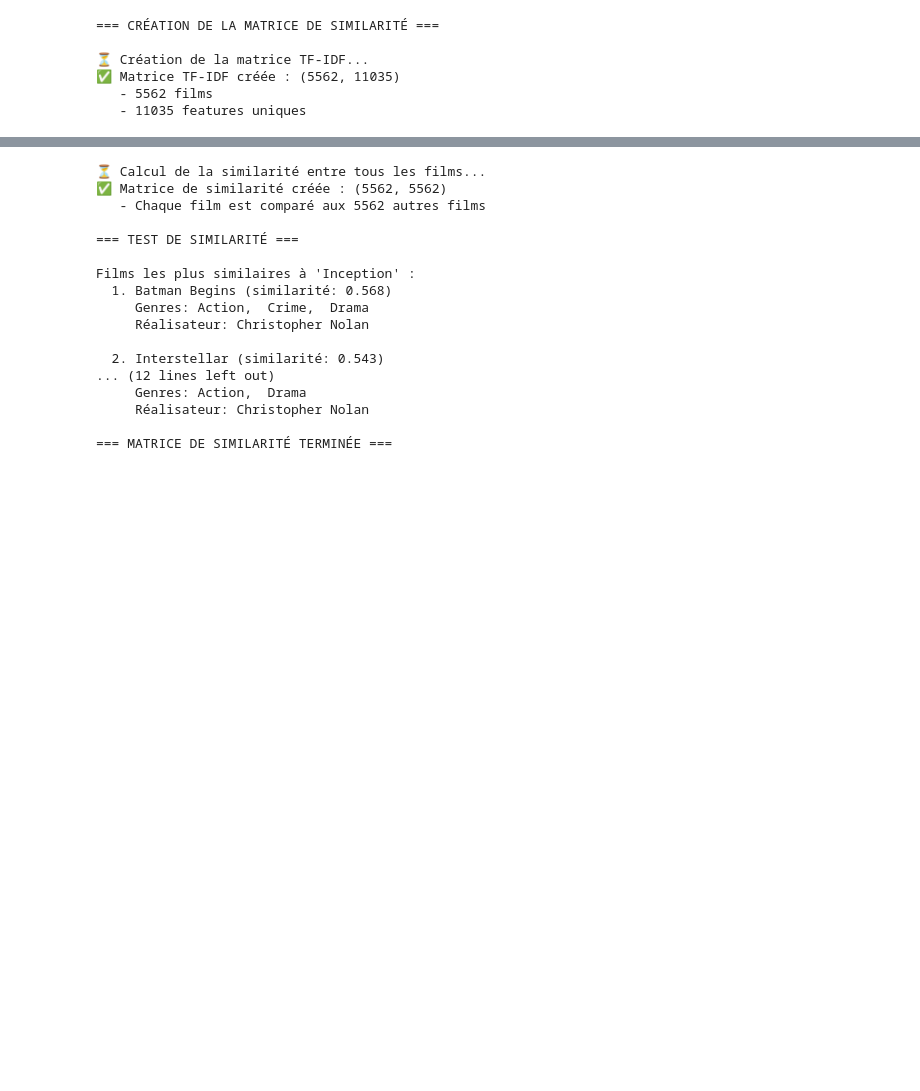
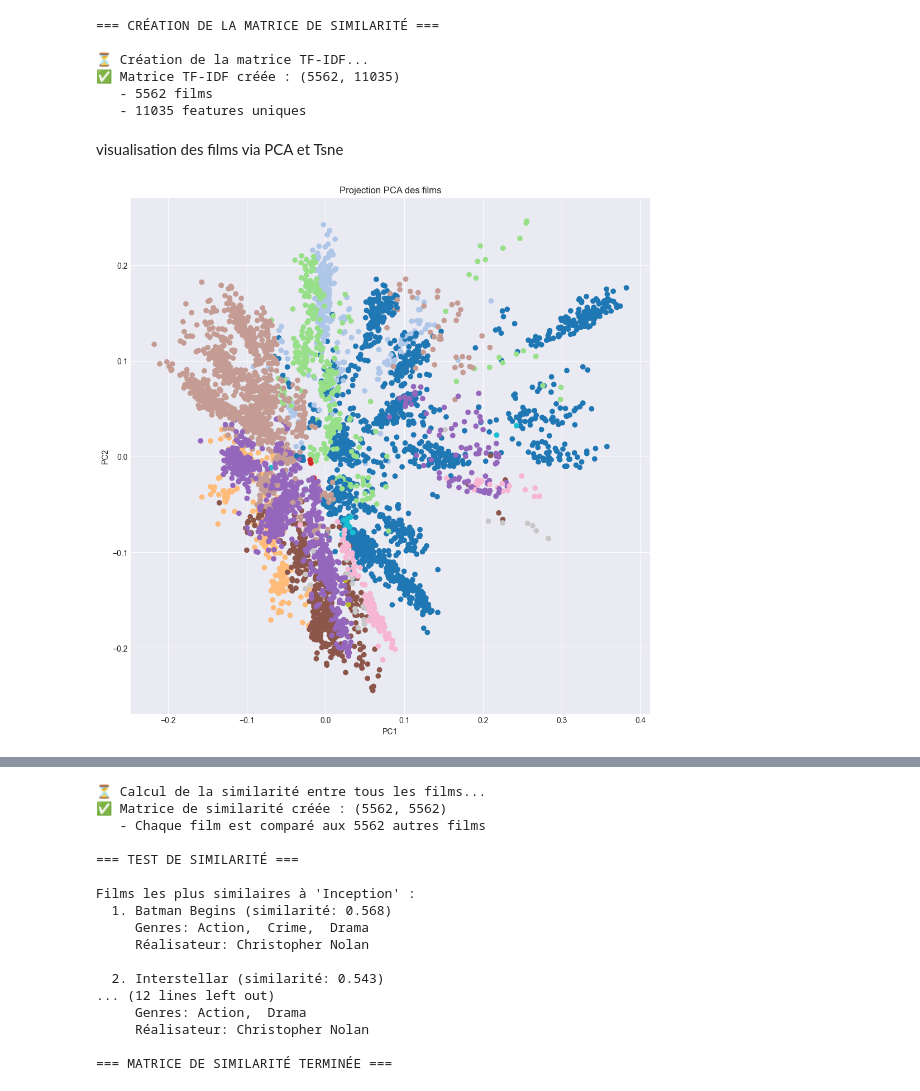
Before and after one commit to MalikASN/RecommenderSystem, a Jupyter notebook: Projet_IA.ipynb, the cells around one changed output, grey strips where cells are left out. Drawn from its saved outputs; the diff is of its cells as text; code cells hidden in the pictures; blank space fills up the shorter version.

Commit message:
added dimensionality reduction through PCA , UMAP and TSNE

```diff
--- a/Projet_IA.ipynb
+++ b/Projet_IA.ipynb
@@ -1152,3 +1152,28 @@ print(f"   - {tfidf_matrix.shape[1]} features uniques")
 ✅ Matrice TF-IDF créée : (5562, 11035)
    - 5562 films
    - 11035 features uniques
+# %% [markdown]
+visualisation des films via PCA et Tsne
+# %%
+from sklearn.decomposition import PCA
+import matplotlib.pyplot as plt
+
+# Convertir en dense (si dataset raisonnable)
+X_dense = tfidf_matrix.toarray()
+
+pca = PCA(n_components=2)
+reduced = pca.fit_transform(X_dense)
+
+plt.figure(figsize=(12, 12))
+plt.scatter(
+    reduced[:, 0],
+    reduced[:, 1],
+    c=pd.factorize(df['main_genre'])[0],   # couleurs numériques
+    cmap='tab20'
+)
+plt.xlabel("PC1")
+plt.ylabel("PC2")
+plt.title("Projection PCA des films")
+plt.show()
+# %% [output]
+[figure, added]
```
Also changed, not shown: parts of 3 cells of this notebook, 3 other files.
